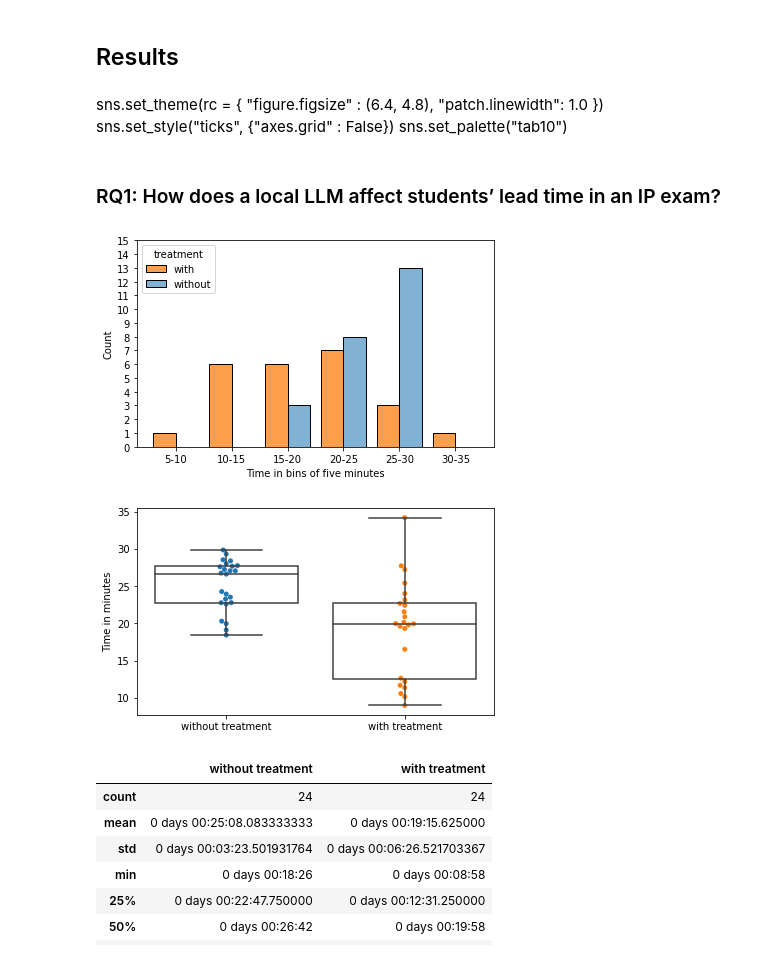
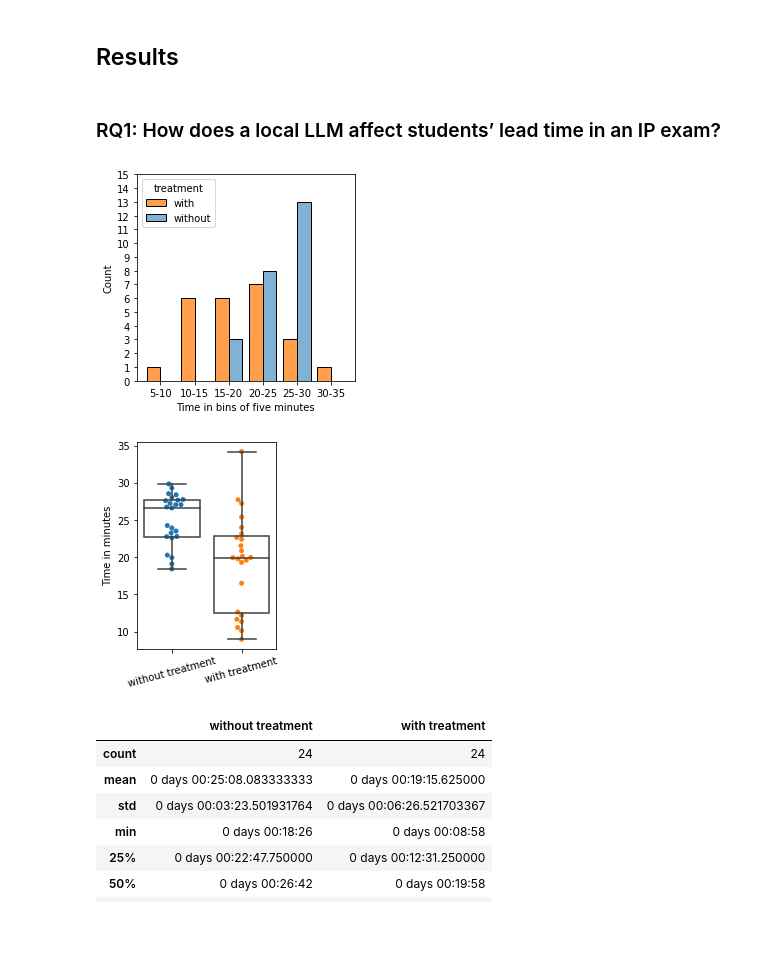
Before and after one commit to HelgeCPH/local_llm_experiment_setup, a Jupyter notebook: Analysis.ipynb, the cells around one changed output. Saved outputs shown, nothing was run; the diff lists cells and outputs as text; code cells hidden in the pictures; blank space fills up the shorter version.

```diff
--- a/Analysis.ipynb
+++ b/Analysis.ipynb
@@ -155,13 +155,6 @@ Name: How much experience in years do you have in using an LLM(ChatGPT, CoPilot,
 # %%
 df = pd.read_csv("dataclean.csv")
 df.time = pd.to_timedelta(df.time, unit="s")
-# %% [markdown]
-sns.set_theme(rc = {
-    "figure.figsize" : (6.4, 4.8),
-    "patch.linewidth": 1.0
-})
-sns.set_style("ticks", {"axes.grid" : False})
-sns.set_palette("tab10")
 # %% [markdown]
 ###  RQ1: How does a local LLM affect students’ lead time in an IP exam?
 # %%
@@ -172,23 +165,23 @@ df.loc[mask, "treatment"] = "with"
 # %%
 df_times = df.groupby(["treatment", "experiment_subject"])["time"].sum().reset_index()
 df_times["time_in_5min_bins"] = df_times.time.dt.seconds // 60 // 5 * 5
 
 bin_groups = sorted(df_times.time_in_5min_bins.unique())
 bin_groups_map = dict(zip(bin_groups, range(len(bin_groups))))
 bin_groups_label_map ={v: f"{k}-{k+5}" for k, v in bin_groups_map.items()}
 
 df_times["bin_group"] = df_times.time_in_5min_bins.apply(lambda el: bin_groups_map[el])
 df_times.sort_values(by="bin_group", inplace=True)
 df_times["bin_labels"] = df_times.bin_group.apply(lambda el: bin_groups_label_map[el])
 
-plt.figure(figsize=(6.4, 3.8))
+plt.figure(figsize=(6.4 - 2.5, 3.8))
 p = sns.histplot(data=df_times, x="bin_labels", hue="treatment", multiple="dodge", binwidth=5, shrink=.8,
                  palette={"with": "#ff7f0e", "without": "#5799c6"}) # "#1f77b4"
 p.set(xlabel="Time in bins of five minutes")
 p.set(yticks=(range(df_times.groupby("time_in_5min_bins").bin_labels.count().max())))
 plt.savefig("images/time_comparison.pdf", bbox_inches="tight")
 # %% [output]
-[figure, old version]
+[figure, new version]
 # %%
 df_time_with_treatment = df[df.llm_support == True].groupby("experiment_subject")["time"].sum().reset_index()
 df_time_with_treatment.drop(columns=["experiment_subject"], inplace=True)
@@ -200,14 +193,15 @@ df_time_wo_treatment["treatment"] = "without treatment"
 df_times = pd.concat((df_time_wo_treatment, df_time_with_treatment), axis=0, ignore_index=True)
 df_times.time = df_times.time.dt.total_seconds() / 60
 
-plt.figure(figsize=(6.4, 3.8))
+plt.figure(figsize=(2.5, 3.8))
 p1 = sns.boxplot(data=df_times, x="treatment", y="time", boxprops={"facecolor": "None"})
 p2 = sns.swarmplot(data=df_times, x="treatment", y="time", zorder=.5)
 p1.set(xlabel=None)
 p1.set(ylabel="Time in minutes")
-plt.savefig("images/time_comparison_boxplot.png", bbox_inches="tight")
+plt.xticks(rotation=15)
+plt.savefig("images/time_comparison_boxplot.pdf", bbox_inches="tight")
 # %% [output]
-[figure, old version]
+[figure, new version]
 # %%
 df_time_with_treatment.rename(columns={"time": "with treatment"}, inplace=True)
 df_time_wo_treatment.rename(columns={"time": "without treatment"}, inplace=True)
```
Also changed, not shown: parts of 8 cells of this notebook, 11 other files.
